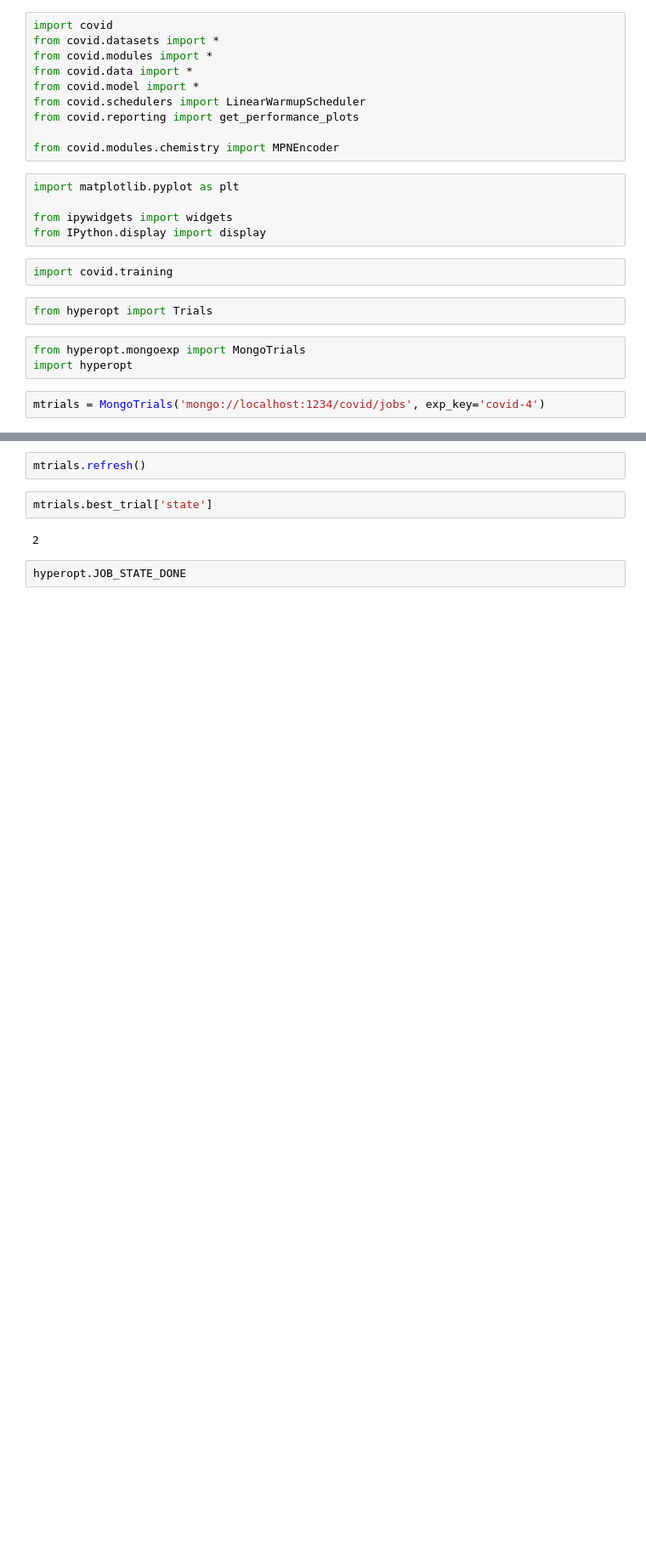
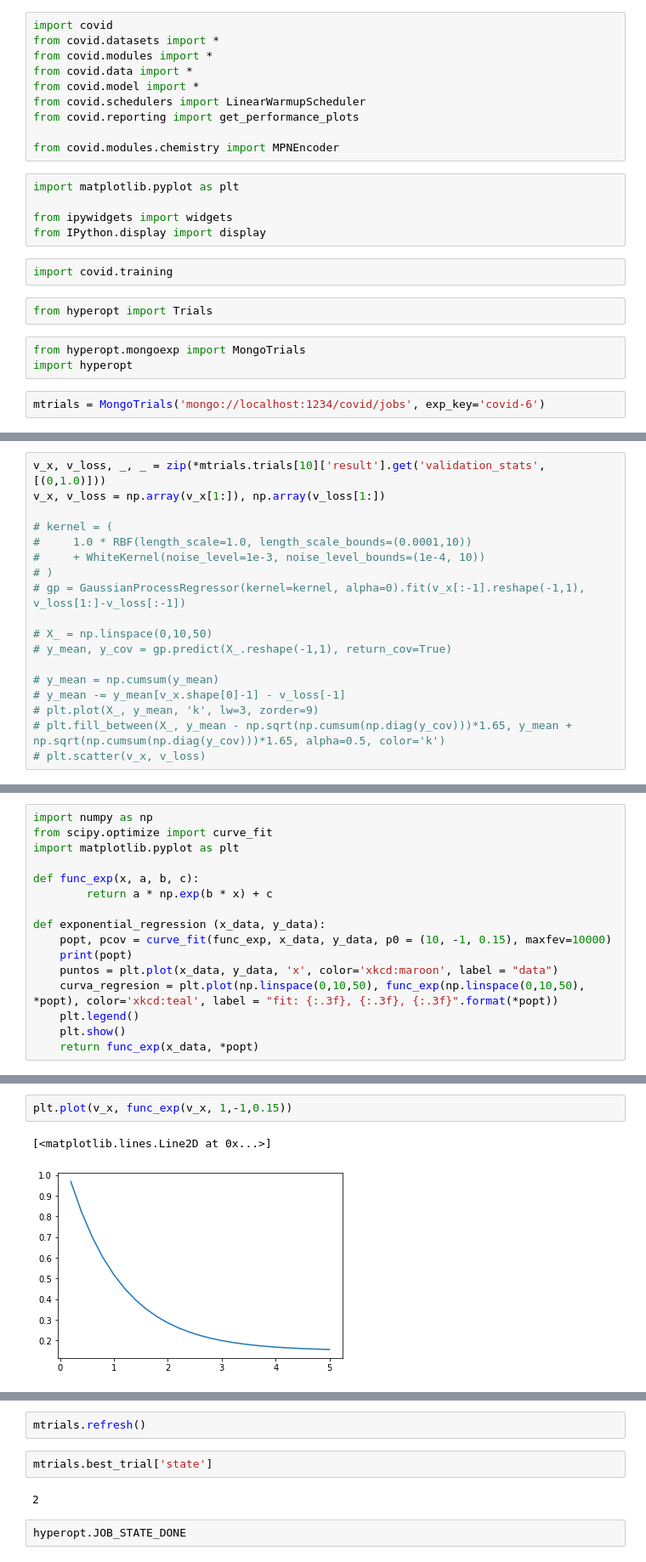
Before and after one commit to BryceEakin/COVID, a Jupyter notebook: Model Prototyping.ipynb, the cells around one changed output, grey strips where cells are left out. Shown at 85% size. Drawn from its saved outputs; the diff is of its cells as text; blank space fills up the shorter version.

Commit message:
Updated optimizer logic

```diff
--- a/Model Prototyping.ipynb
+++ b/Model Prototyping.ipynb
@@ -38,4 +38,4 @@ from hyperopt import Trials
 from hyperopt.mongoexp import MongoTrials
 import hyperopt
 # %%
-mtrials = MongoTrials('mongo://localhost:1234/covid/jobs', exp_key='covid-4')
+mtrials = MongoTrials('mongo://localhost:1234/covid/jobs', exp_key='covid-6')
@@ -43,0 +71,18 @@ mt
+# %%
+v_x, v_loss, _, _ = zip(*mtrials.trials[10]['result'].get('validation_stats', [(0,1.0)]))
+v_x, v_loss = np.array(v_x[1:]), np.array(v_loss[1:])
+
+# kernel = (
+#     1.0 * RBF(length_scale=1.0, length_scale_bounds=(0.0001,10))
+#     + WhiteKernel(noise_level=1e-3, noise_level_bounds=(1e-4, 10))
+# )
+# gp = GaussianProcessRegressor(kernel=kernel, alpha=0).fit(v_x[:-1].reshape(-1,1), v_loss[1:]-v_loss[:-1])
+
+# X_ = np.linspace(0,10,50)
+# y_mean, y_cov = gp.predict(X_.reshape(-1,1), return_cov=True)
+
+# y_mean = np.cumsum(y_mean)
+# y_mean -= y_mean[v_x.shape[0]-1] - v_loss[-1]
+# plt.plot(X_, y_mean, 'k', lw=3, zorder=9)
+# plt.fill_between(X_, y_mean - np.sqrt(np.cumsum(np.diag(y_cov)))*1.65, y_mean + np.sqrt(np.cumsum(np.diag(y_cov)))*1.65, alpha=0.5, color='k')
+# plt.scatter(v_x, v_loss)
@@ -43,0 +109,16 @@ mt
+# %%
+import numpy as np
+from scipy.optimize import curve_fit
+import matplotlib.pyplot as plt
+
+def func_exp(x, a, b, c):
+        return a * np.exp(b * x) + c
+
+def exponential_regression (x_data, y_data):
+    popt, pcov = curve_fit(func_exp, x_data, y_data, p0 = (10, -1, 0.15), maxfev=10000)
+    print(popt)
+    puntos = plt.plot(x_data, y_data, 'x', color='xkcd:maroon', label = "data")
+    curva_regresion = plt.plot(np.linspace(0,10,50), func_exp(np.linspace(0,10,50), *popt), color='xkcd:teal', label = "fit: {:.3f}, {:.3f}, {:.3f}".format(*popt))
+    plt.legend()
+    plt.show()
+    return func_exp(x_data, *popt)
@@ -43,0 +133,5 @@ mt
+# %%
+plt.plot(v_x, func_exp(v_x, 1,-1,0.15))
+# %% [output]
+[<matplotlib.lines.Line2D at 0x...>]
+[figure, added]
```
Also changed, not shown: parts of 12 cells of this notebook, 3 other files.
